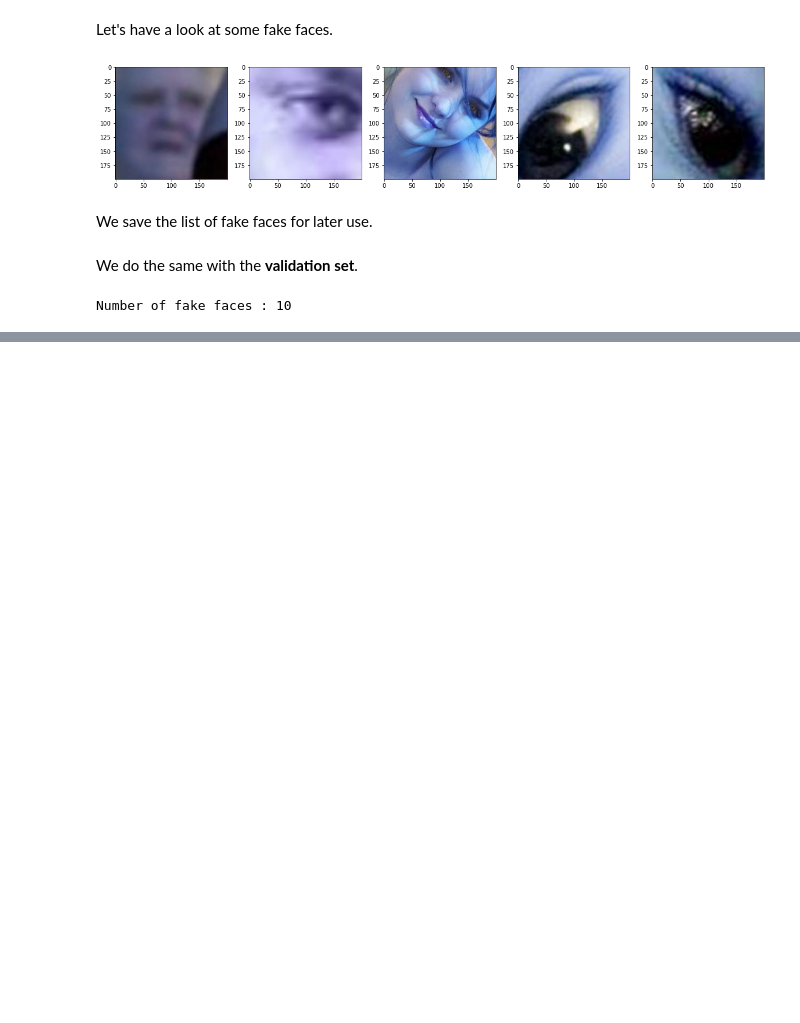
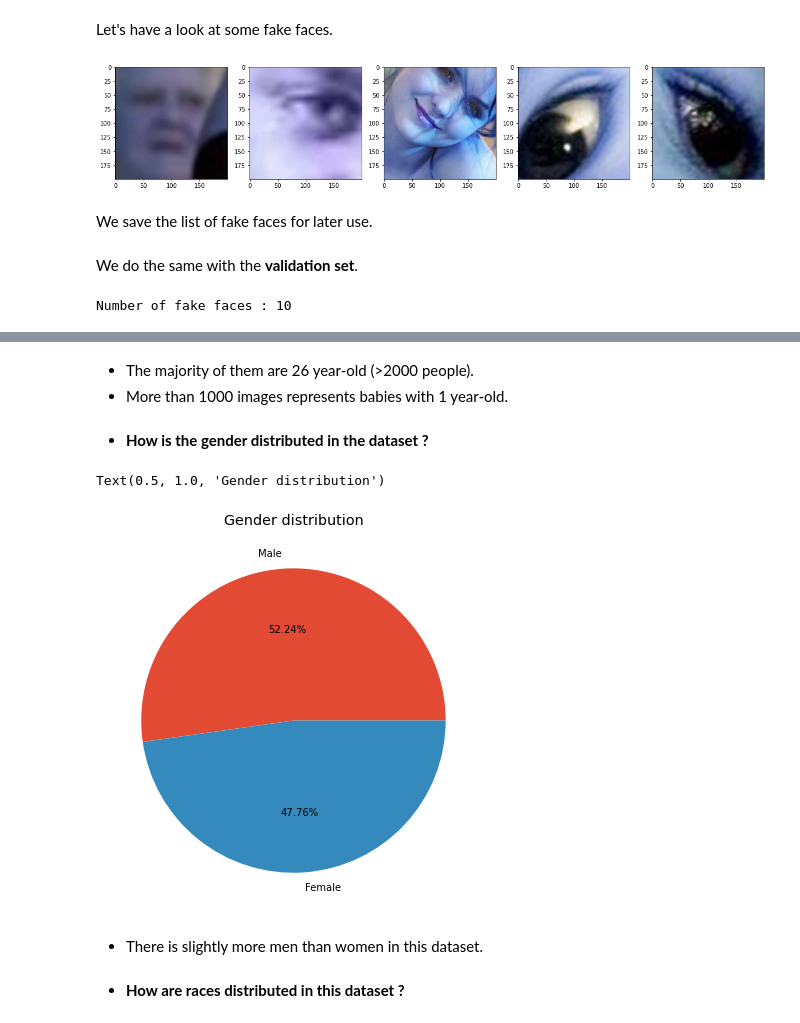
Before and after one commit to vesran/Facetection, a Jupyter notebook: 00_EDA.ipynb, the cells around one changed output, grey strips where cells are left out. Drawn from its saved outputs; the diff is of its cells as text; code cells hidden in the pictures; blank space fills up the shorter version.

```diff
--- a/00_EDA.ipynb
+++ b/00_EDA.ipynb
@@ -118,0 +165,22 @@ Number of fake faces : 10
+# %% [markdown]
+* The majority of them are 26 year-old (>2000 people).
+* More than 1000 images represents babies with 1 year-old.
+# %% [markdown]
+* **How is the gender distributed in the dataset ?**
+# %%
+male_prop = gender_counter[0] / (gender_counter[0] + gender_counter[1])
+fem_prop = gender_counter[1] / (gender_counter[0] + gender_counter[1])
+
+x_genders = [male_prop, fem_prop]
+labels = ['Male', 'Female']
+
+fig, ax = plt.subplots(1, 1, figsize=(18, 7))
+ax.pie(x_genders, labels=labels, autopct=lambda x: str(round(x, 2))+'%')
+ax.set_title('Gender distribution')
+# %% [output]
+Text(0.5, 1.0, 'Gender distribution')
+[figure, added]
+# %% [markdown]
+* There is slightly more men than women in this dataset.
+# %% [markdown]
+* **How are races distributed in this dataset ?**
```
Also changed, not shown: parts of 10 cells of this notebook.
